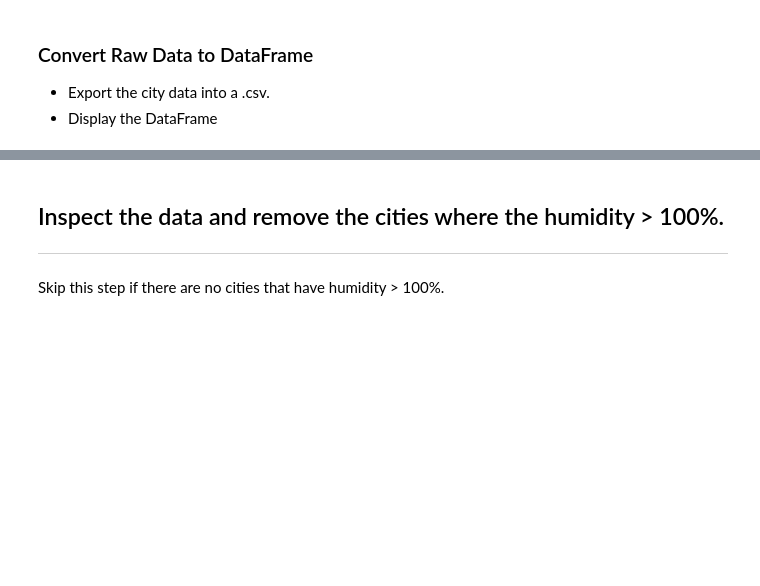
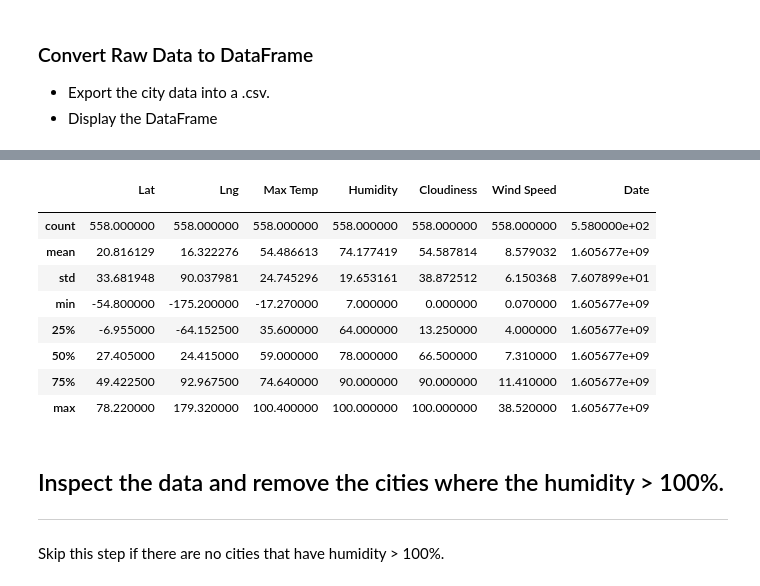
Before and after one commit to yuyhong23/python-api-challenge, a Jupyter notebook: weatherpy/WeatherPy-Copy1.ipynb, the cells around one changed output, grey strips where cells are left out. Saved outputs shown, nothing was run; the diff lists cells and outputs as text; code cells hidden in the pictures; blank space fills up the shorter version.

```diff
--- a/weatherpy/WeatherPy-Copy1.ipynb
+++ b/weatherpy/WeatherPy-Copy1.ipynb
@@ -181,3 +224,25 @@ city_data.head()
+# %%
+stat_df = pd.DataFrame({"":index_name,
+                       "Lat":lat_stats,
+                       "Lng":lng_stats,
+                        "Max Temp":max_temp_stats,
+                        "Humidity":humidity_stats,
+                        "Cloudiness":cloudiness_stats,
+                        "Wind Speed":wind_speed_stats,
+                        "Date":date_stats
+                       })
+stat_df.set_index("")
+# %% [output]
+|  | Lat | Lng | Max Temp | Humidity | Cloudiness | Wind Speed | Date |
+|  |  |  |  |  |  |  |  |
+| count | 558.000000 | 558.000000 | 558.000000 | 558.000000 | 558.000000 | 558.000000 | 5.580000e+02 |
+| mean | 20.816129 | 16.322276 | 54.486613 | 74.177419 | 54.587814 | 8.579032 | 1.605677e+09 |
+| std | 33.681948 | 90.037981 | 24.745296 | 19.653161 | 38.872512 | 6.150368 | 7.607899e+01 |
+| min | -54.800000 | -175.200000 | -17.270000 | 7.000000 | 0.000000 | 0.070000 | 1.605677e+09 |
+| 25% | -6.955000 | -64.152500 | 35.600000 | 64.000000 | 13.250000 | 4.000000 | 1.605677e+09 |
+| 50% | 27.405000 | 24.415000 | 59.000000 | 78.000000 | 66.500000 | 7.310000 | 1.605677e+09 |
+| 75% | 49.422500 | 92.967500 | 74.640000 | 90.000000 | 90.000000 | 11.410000 | 1.605677e+09 |
+| max | 78.220000 | 179.320000 | 100.400000 | 100.000000 | 100.000000 | 38.520000 | 1.605677e+09 |
 # %% [markdown]
 ## Inspect the data and remove the cities where the humidity > 100%.
 ----
```
Also changed, not shown: parts of 7 cells of this notebook, 1 other file.
